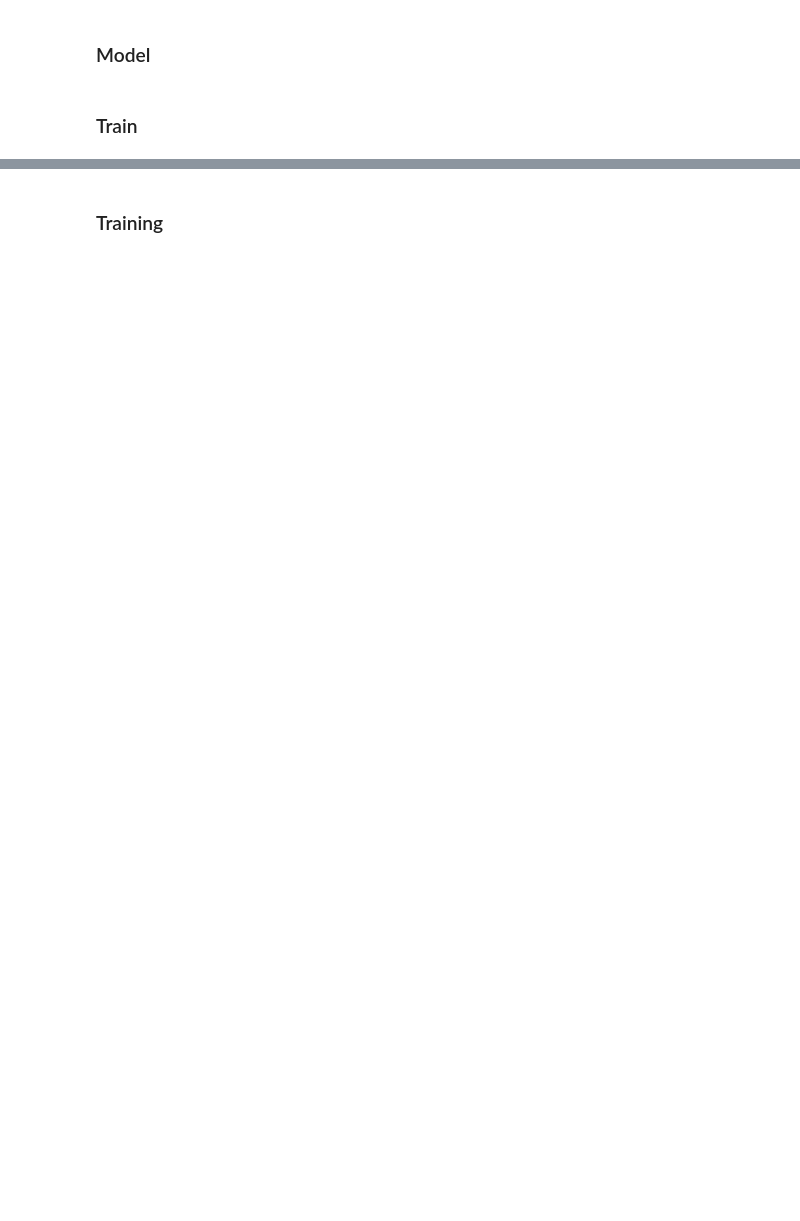
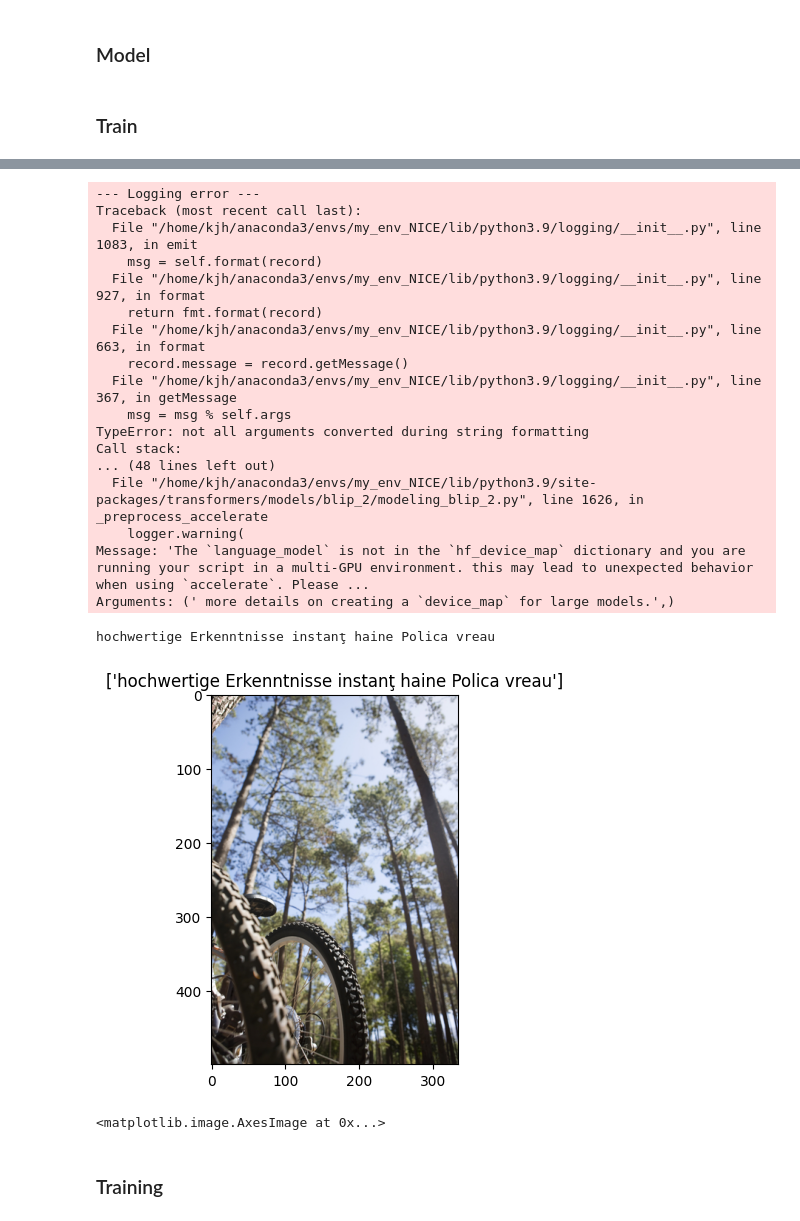
Before and after one commit to k1101jh/CVPR-2023-NICE, a Jupyter notebook: codes/train_with_transformers.ipynb, the cells around one changed output, grey strips where cells are left out. Cells and saved outputs as stored; diff of their text form; code cells hidden in the pictures; blank space fills up the shorter version.

```diff
--- a/codes/train_with_transformers.ipynb
+++ b/codes/train_with_transformers.ipynb
@@ -179,6 +210,7 @@ model = Blip2ForConditionalGeneration.from_pretrained(
     cache_dir=cache_dir,
     torch_dtype=dtype,
     device_map=device_map,
+    low_cpu_mem_usage=True,
 )
 # %%
 # Freeze
@@ -254,2 +313,37 @@ trainer.train()
+# %%
+from PIL import Image
+from utils import show_image_caption
+
+image = '../datasets/cvpr-nice-val/val/215268662.jpg'
+raw_image = Image.open(image).convert('RGB')
+
+inputs = processor(raw_image, return_tensors="pt").to(start_device, dtype)
+
+generated_ids = model.generate(**inputs, max_new_tokens=max_length)
+generated_text = processor.batch_decode(generated_ids, skip_special_tokens=True)[0].strip()
+print(generated_text)
+
+show_image_caption(raw_image, [generated_text], show_fig=True)
+# %% [output]
+--- Logging error ---
+Traceback (most recent call last):
+  File "/home/kjh/anaconda3/envs/my_env_NICE/lib/python3.9/logging/__init__.py", line 1083, in emit
+    msg = self.format(record)
+  File "/home/kjh/anaconda3/envs/my_env_NICE/lib/python3.9/logging/__init__.py", line 927, in format
+    return fmt.format(record)
+  File "/home/kjh/anaconda3/envs/my_env_NICE/lib/python3.9/logging/__init__.py", line 663, in format
+    record.message = record.getMessage()
+  File "/home/kjh/anaconda3/envs/my_env_NICE/lib/python3.9/logging/__init__.py", line 367, in getMessage
+    msg = msg % self.args
+TypeError: not all arguments converted during string formatting
+Call stack:
+... (48 lines left out)
+  File "/home/kjh/anaconda3/envs/my_env_NICE/lib/python3.9/site-packages/transformers/models/blip_2/modeling_blip_2.py", line 1626, in _preprocess_accelerate
+    logger.warning(
+Message: 'The `language_model` is not in the `hf_device_map` dictionary and you are running your script in a multi-GPU environment. this may lead to unexpected behavior when using `accelerate`. Please ...
+Arguments: (' more details on creating a `device_map` for large models.',)
+hochwertige Erkenntnisse instanţ haine Polica vreau
+[figure, added]
+<matplotlib.image.AxesImage at 0x...>
 # %% [markdown]
 ### Training
```
Also changed, not shown: parts of 15 cells of this notebook, 2 other files.
